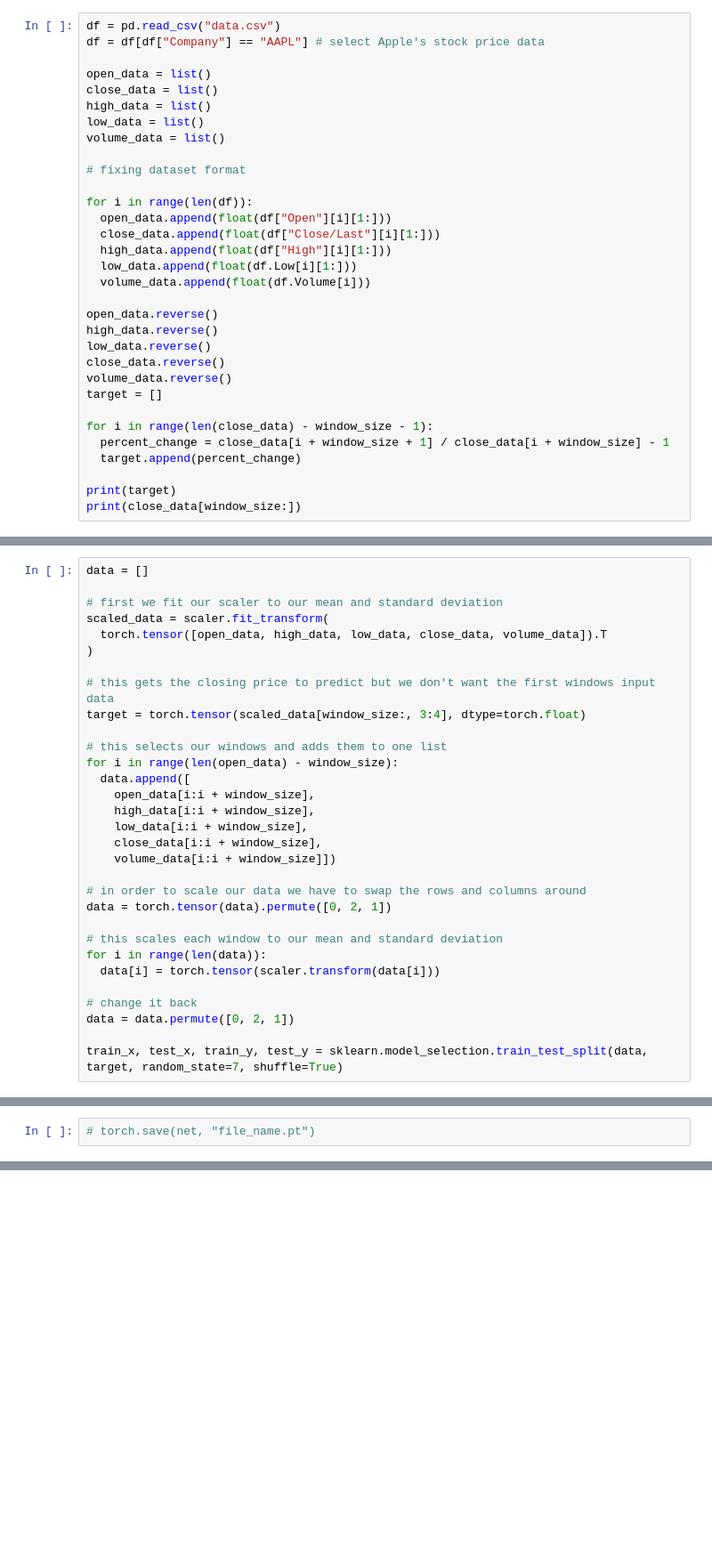
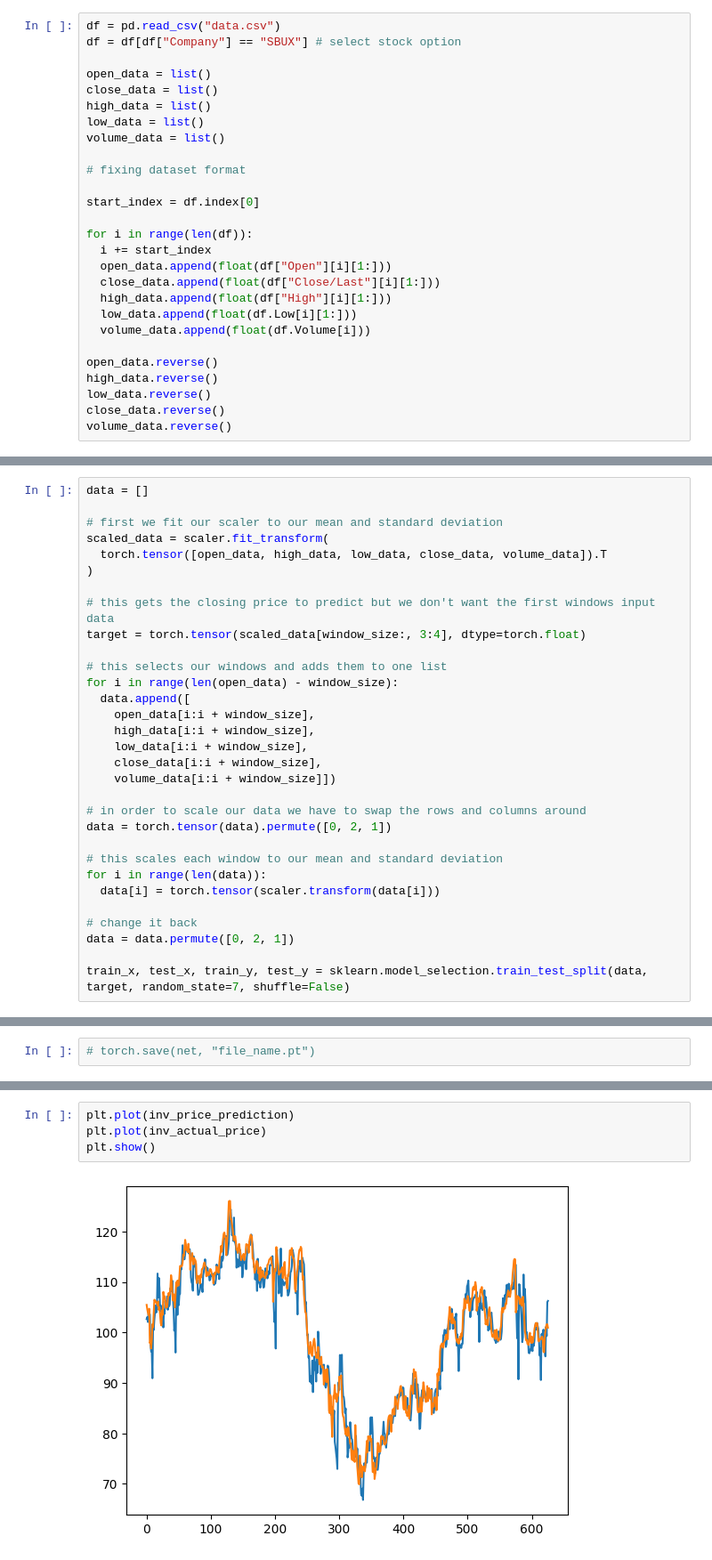
Before and after one commit to BBBree/TA-model-ExLAI-UC-2025, a Jupyter notebook: CNN/StockCNN.ipynb, the cells around one changed output, grey strips where cells are left out. Shown at 89% size. Cells and saved outputs as stored; diff of their text form; blank space fills up the shorter version.

Commit message:
made some changes to the cnn model

```diff
--- a/CNN/StockCNN.ipynb
+++ b/CNN/StockCNN.ipynb
@@ -21,7 +22,7 @@ scaler = StandardScaler()
 # loading in the dataset
 # %%
 df = pd.read_csv("data.csv")
-df = df[df["Company"] == "AAPL"] # select Apple's stock price data
+df = df[df["Company"] == "SBUX"] # select stock option
 
 open_data = list()
 close_data = list()
@@ -31,7 +32,10 @@ volume_data = list()
 
 # fixing dataset format
 
+start_index = df.index[0]
+
 for i in range(len(df)):
+  i += start_index
   open_data.append(float(df["Open"][i][1:]))
   close_data.append(float(df["Close/Last"][i][1:]))
   high_data.append(float(df["High"][i][1:]))
@@ -43,11 +47,3 @@ high_data.reverse()
 low_data.reverse()
 close_data.reverse()
 volume_data.reverse()
-target = []
-
-for i in range(len(close_data) - window_size - 1):
-  percent_change = close_data[i + window_size + 1] / close_data[i + window_size] - 1
-  target.append(percent_change)
-
-print(target)
-print(close_data[window_size:])
@@ -84,7 +77,7 @@ for i in range(len(data)):
 # change it back
 data = data.permute([0, 2, 1])
 
-train_x, test_x, train_y, test_y = sklearn.model_selection.train_test_split(data, target, random_state=7, shuffle=True)
+train_x, test_x, train_y, test_y = sklearn.model_selection.train_test_split(data, target, random_state=7, shuffle=False)
 # %% [markdown]
 # Building the model
 The network is set up to output a single value prediction. Probably the closing price for some future date.
@@ -208,0 +204,6 @@ tensor(0.0020, grad_fn=<MseLossBackward0>)
+# %%
+plt.plot(inv_price_prediction)
+plt.plot(inv_actual_price)
+plt.show()
+# %% [output]
+[figure, added]
```
Also changed, not shown: parts of 5 cells of this notebook, 2 other files.
